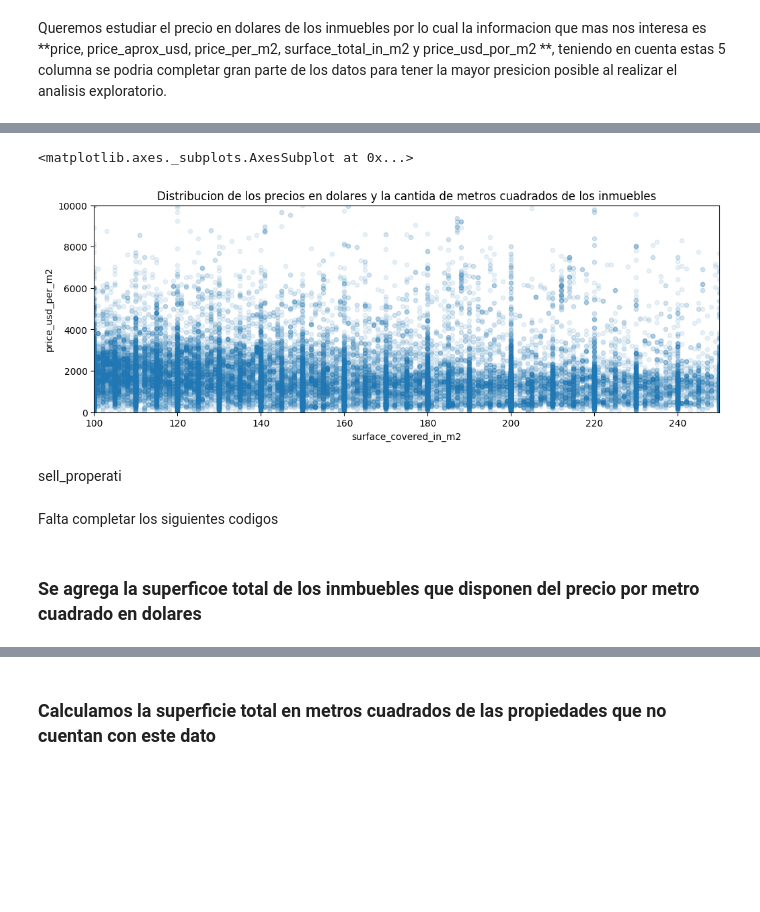
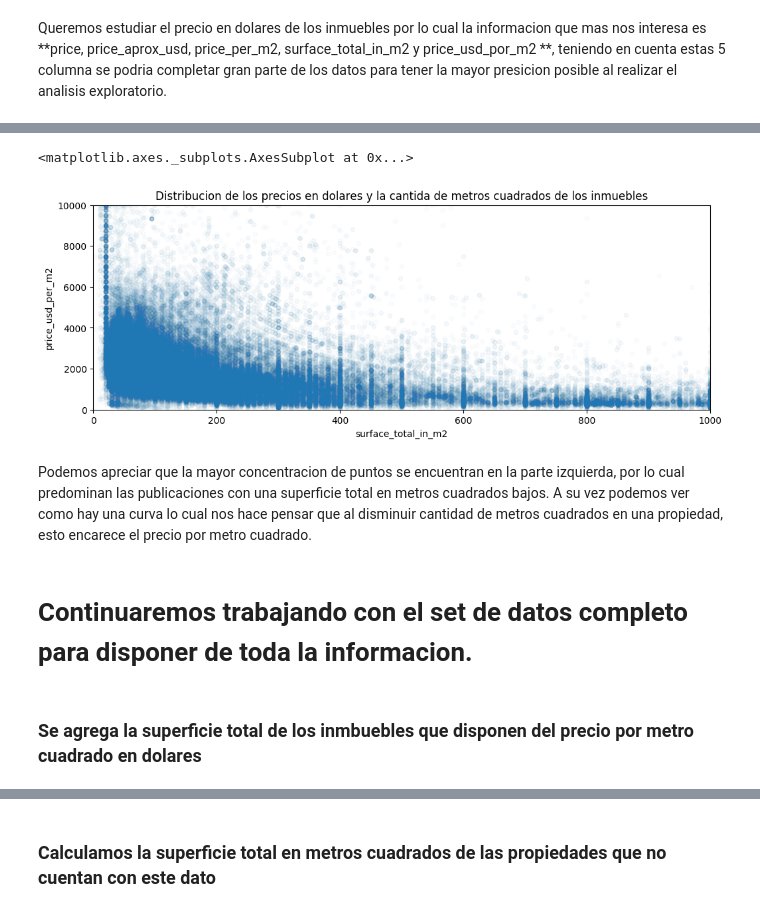
Before and after one commit to BraianVicente/properati_argentina, a Jupyter notebook: src/full_data_analitic.ipynb, the cells around one changed output, grey strips where cells are left out. Saved outputs shown, nothing was run; the diff lists cells and outputs as text; code cells hidden in the pictures; blank space fills up the shorter version.

Commit message:
agregando pequeñas modificaciones

```diff
--- a/src/full_data_analitic.ipynb
+++ b/src/full_data_analitic.ipynb
@@ -67,4 +72,4 @@ sell_properati.country_name.unique()
 # %% [output]
 array(['Argentina', nan, 'Uruguay', 'Brasil', 'Estados Unidos'], dtype=object)
 # %%
-sell_properati['country_name'] = sell_properati.place_with_parent_names.apply(lambda x : x.split('|')[1])
+sell_properati['state_name'] = sell_properati.place_with_parent_names.apply(lambda x : x.split('|')[2])
@@ -108,0 +108,5 @@ sell_properati.count().plot(kind='bar')
+# %%
+sell_properati.drop(inplace=True,\
+    labels=['country_name','description','extra','id', u'image_thumbnail','operation'\
+            ,'place_with_parent_names_l1','place_with_parent_names_l2', 'properati_url','surface_in_m2','title',\
+           ],axis=1)
@@ -118,3 +128,5 @@ sell_properati.loc[pd.isnull(sell_properati['place_name']),'place_name'] = sell_
 sell_properati[(pd.isnull(sell_properati['place_name']))].zone.unique()
 # %% [output]
 array([], dtype=object)
+# %%
+sell_properati = sell_properati[sell_properati['zone'] != '']
@@ -352,19 +397,19 @@ price_sell_properati.groupby(by='property_type').count().reset_index()\
 # %%
-ax = plt.subplot(111)
-ax.set_xlim(100,250)
+ax = plt.subplot()
+ax.set_xlim(0,1000)
 ax.set_ylim(0,10000)
-price_sell_properati[price_sell_properati['surface_covered_in_m2'] >0]\
-                .plot.scatter(alpha=0.1,x='surface_covered_in_m2',y='price_usd_per_m2',ax=ax,\
+price_sell_properati[ (price_sell_properati['surface_total_in_m2'] > 0) &( price_sell_properati['price_usd_per_m2'] > 0) ]\
+                .plot.scatter(alpha=0.02,x='surface_total_in_m2',y='price_usd_per_m2',ax=ax,\
                 title='Distribucion de los precios en dolares y la cantida de metros cuadrados de los inmuebles')
 # %% [output]
 <matplotlib.axes._subplots.AxesSubplot at 0x...>
-[figure, old version]
+[figure, new version]
-# %% [markdown]
-sell_properati
-# %% [markdown]
-Falta completar los siguientes codigos
+# %% [markdown]
+Podemos apreciar que la mayor concentracion de puntos se encuentran en la parte izquierda, por lo cual predominan las publicaciones con una superficie total en metros cuadrados bajos. A su vez podemos ver como hay una curva lo cual nos hace pensar que al disminuir cantidad de metros cuadrados en una propiedad, esto encarece el precio por metro cuadrado.
+# %% [markdown]
+# Continuaremos trabajando con el set de datos completo para disponer de toda la informacion.
 # %% [markdown]
-### Se agrega la superficoe total de los inmbuebles que disponen del precio por metro cuadrado en dolares
+### Se agrega la superficie total de los inmbuebles que disponen del precio por metro cuadrado en dolares
 # %%
 sell_properati_filter = sell_properati
 # %%
```
Also changed, not shown: parts of 107 cells of this notebook, 3 other files.
